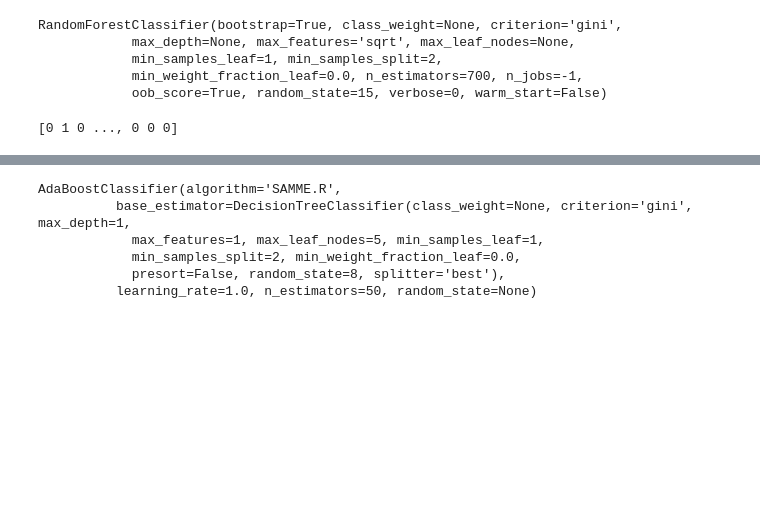
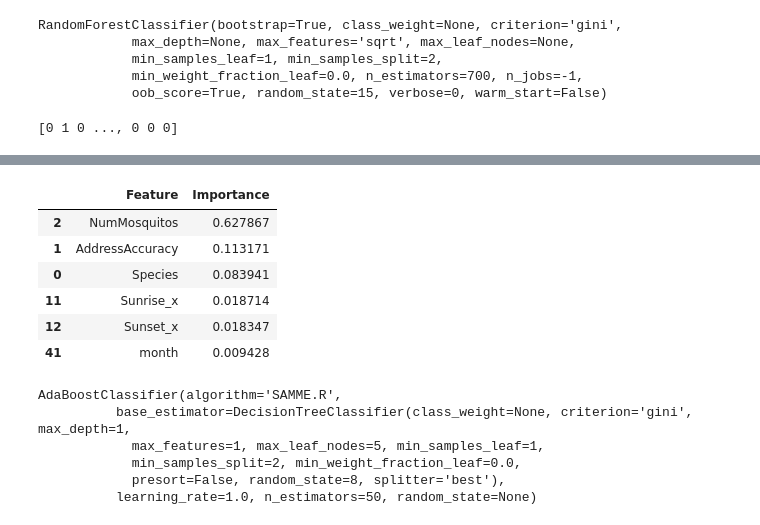
Before and after one commit to tamisalex/TeamPenguinWestNileKaggle, a Jupyter notebook: dataviz/classifier.ipynb, the cells around one changed output, grey strips where cells are left out. Drawn from its saved outputs; the diff is of its cells as text; code cells hidden in the pictures; blank space fills up the shorter version.

```diff
--- a/dataviz/classifier.ipynb
+++ b/dataviz/classifier.ipynb
@@ -193,3 +193,14 @@ probsRf = rfClf.predict_proba(X_test)
+# %%
+pd.DataFrame({'Feature':X.columns,
+              'Importance':rfClf.feature_importances_}).sort_values('Importance', ascending=False).head(6)
+# %% [output]
+|  | Feature | Importance |
+| 2 | NumMosquitos | 0.627867 |
+| 1 | AddressAccuracy | 0.113171 |
+| 0 | Species | 0.083941 |
+| 11 | Sunrise_x | 0.018714 |
+| 12 | Sunset_x | 0.018347 |
+| 41 | month | 0.009428 |
 # %%
 # Much better - AUC went all the way up to.81
 # Now let's check adadBoostClassifier in the same process and make
```
Also changed, not shown: parts of 4 cells of this notebook, 1 other file.
